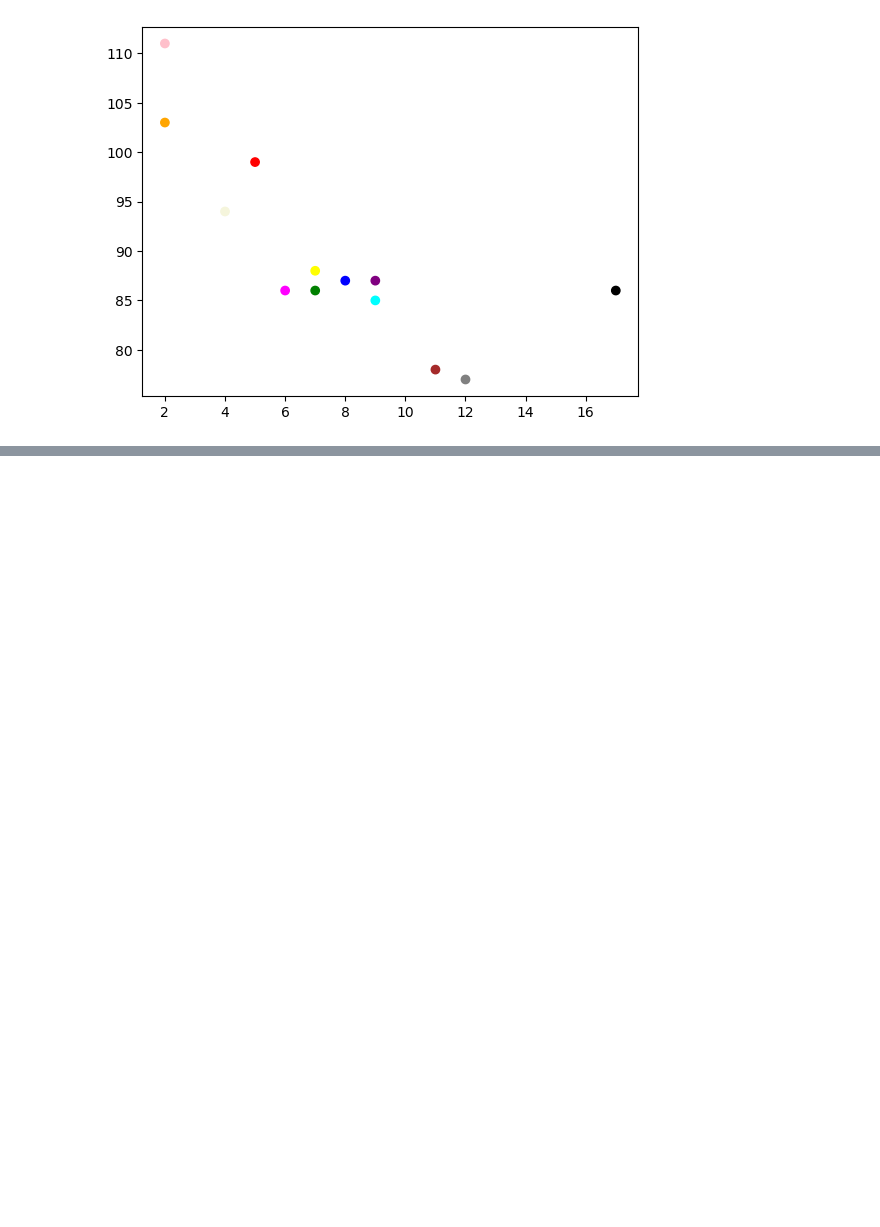
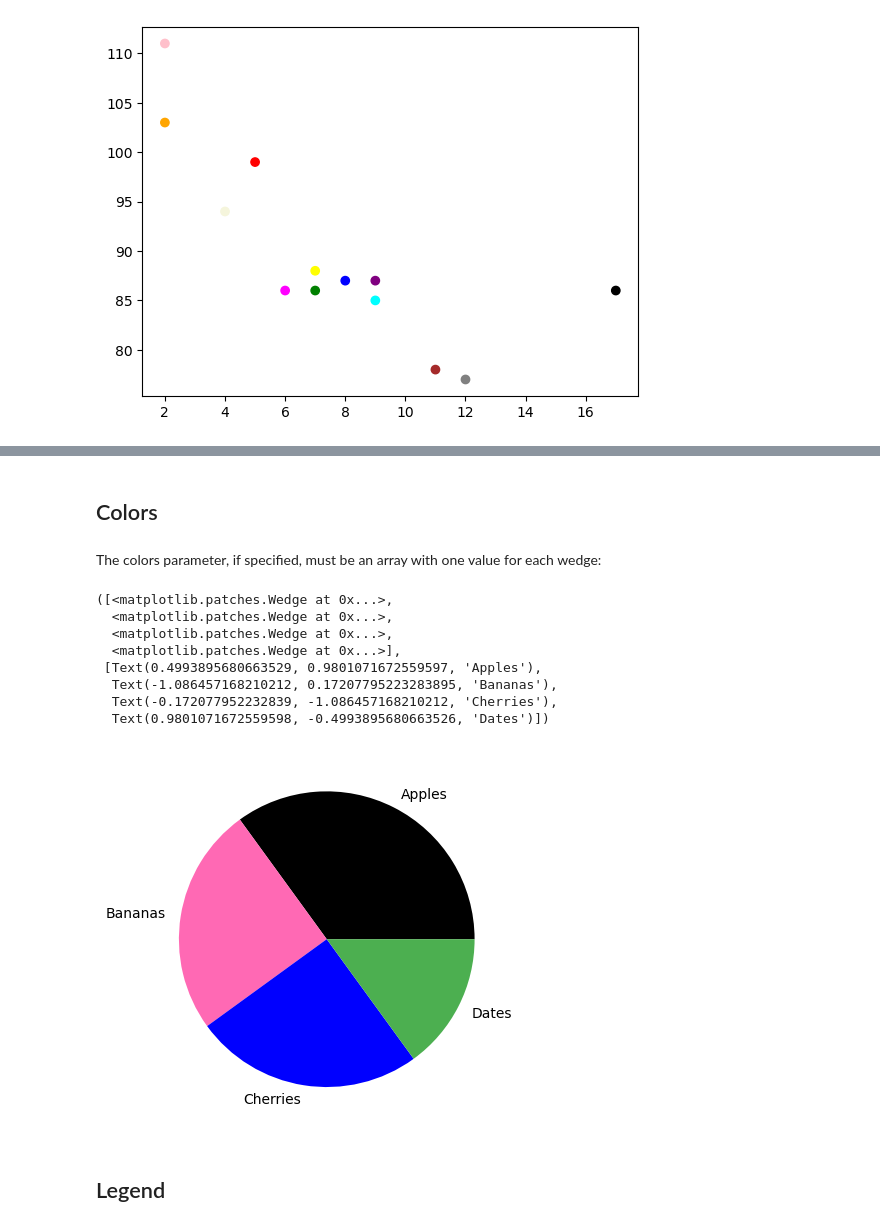
Before and after one commit to code-with-godie/data-science-assignment, a Jupyter notebook: Matplotlib assignment.ipynb, the cells around one changed output, grey strips where cells are left out. Saved outputs shown, nothing was run; the diff lists cells and outputs as text; code cells hidden in the pictures; blank space fills up the shorter version.

Commit message:
updated the matplotlib assignment

```diff
--- a/Matplotlib assignment.ipynb
+++ b/Matplotlib assignment.ipynb
@@ -244,6 +249,20 @@ The colors parameter, if specified, must be an array with one value for each wed
+# %% [markdown]
+## Colors
+# %% [markdown]
+The colors parameter, if specified, must be an array with one value for each wedge:
 # %%
 y = np.array([35, 25, 25, 15])
 mylabels = ["Apples", "Bananas", "Cherries", "Dates"]
 mycolors = ["black", "hotpink", "b", "#4CAF50"]
 
-plt.pie(y, l
+plt.pie(y, labels = mylabels,colors=mycolors)
+# %% [output]
+([<matplotlib.patches.Wedge at 0x...>,
+  <matplotlib.patches.Wedge at 0x...>,
+  <matplotlib.patches.Wedge at 0x...>,
+  <matplotlib.patches.Wedge at 0x...>],
+ [Text(0.4993895680663529, 0.9801071672559597, 'Apples'),
+  Text(-1.086457168210212, 0.17207795223283895, 'Bananas'),
+  Text(-0.172077952232839, -1.086457168210212, 'Cherries'),
+  Text(0.9801071672559598, -0.4993895680663526, 'Dates')])
+[figure, added]
@@ -253,0 +269,2 @@ To add a list of explanation for each wedge, use the legend() function:
+# %% [markdown]
+## Legend
```
Also changed, not shown: parts of 57 cells of this notebook.
